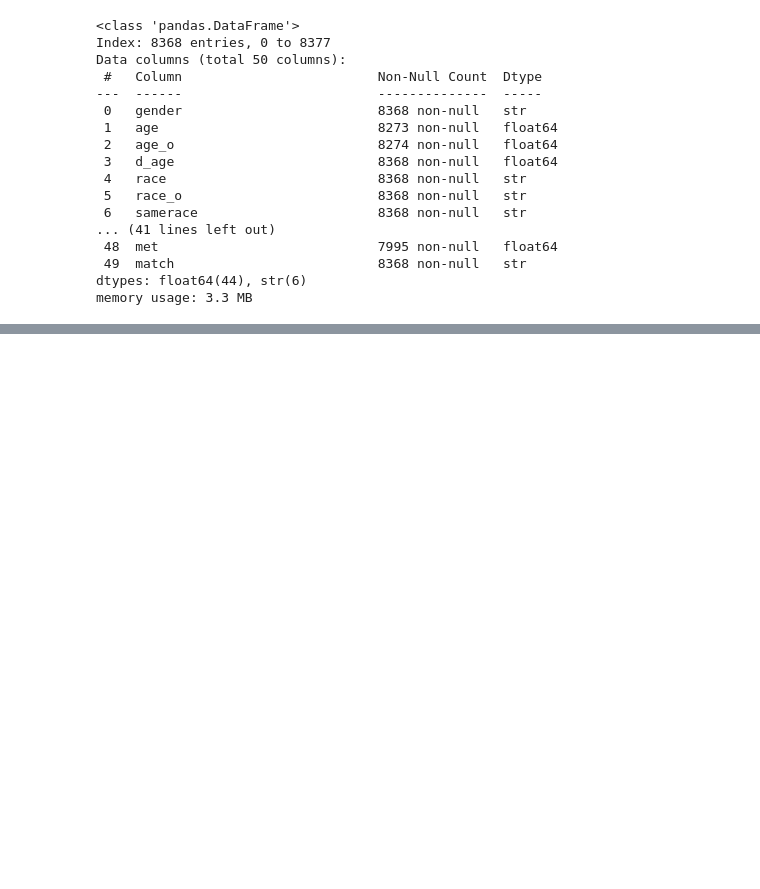
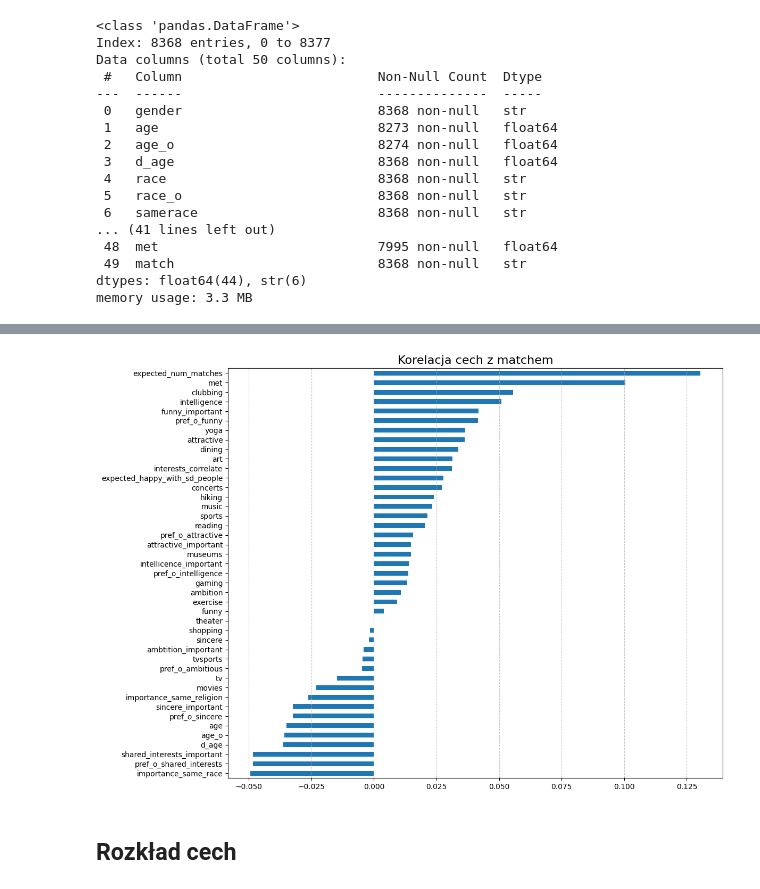
Before and after one commit to Zajecia-na-PWr-LR/lista6-swientyk, a Jupyter notebook: L6_speed_dating.ipynb, the cells around one changed output, grey strips where cells are left out. Cells and saved outputs as stored; diff of their text form; code cells hidden in the pictures; blank space fills up the shorter version.

```diff
--- a/L6_speed_dating.ipynb
+++ b/L6_speed_dating.ipynb
@@ -112,0 +133,20 @@ memory usage: 3.3 MB
+# %%
+df['match'] = df['match'].astype('int64')
+
+numeric_df = df.select_dtypes(include=['float64', 'int64'])
+
+corr_matrix = numeric_df.corr()
+
+correlations = corr_matrix['match'].drop('match').sort_values()
+
+plt.figure(figsize=(12, 10))
+
+correlations.plot(kind='barh')
+
+plt.title('Korelacja cech z matchem', fontsize=16)
+plt.grid(axis='x', linestyle='--', alpha=0.7)
+plt.show()
+# %% [output]
+[figure, added]
+# %% [markdown]
+## Rozkład cech
```
Also changed, not shown: parts of 15 cells of this notebook.
